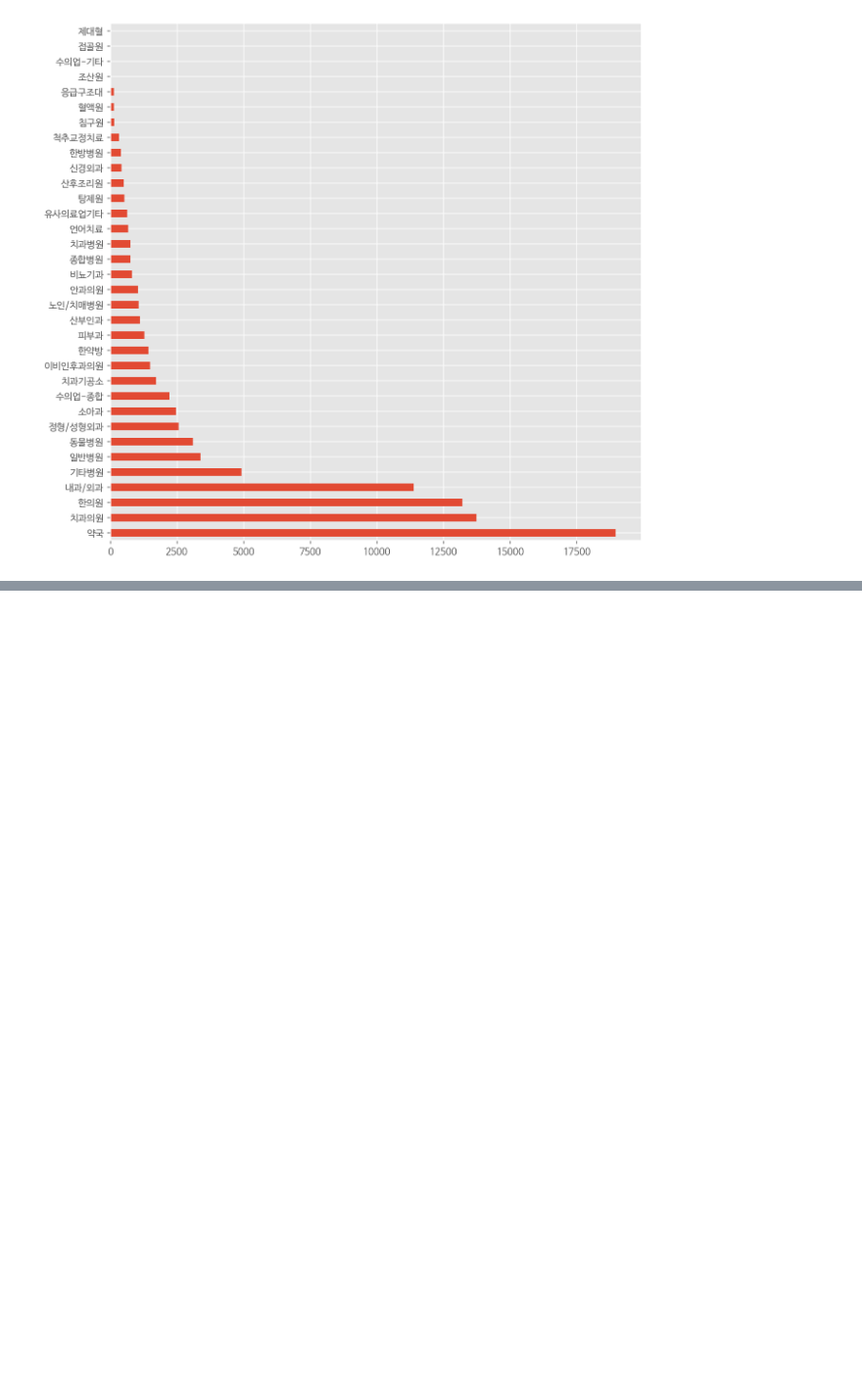
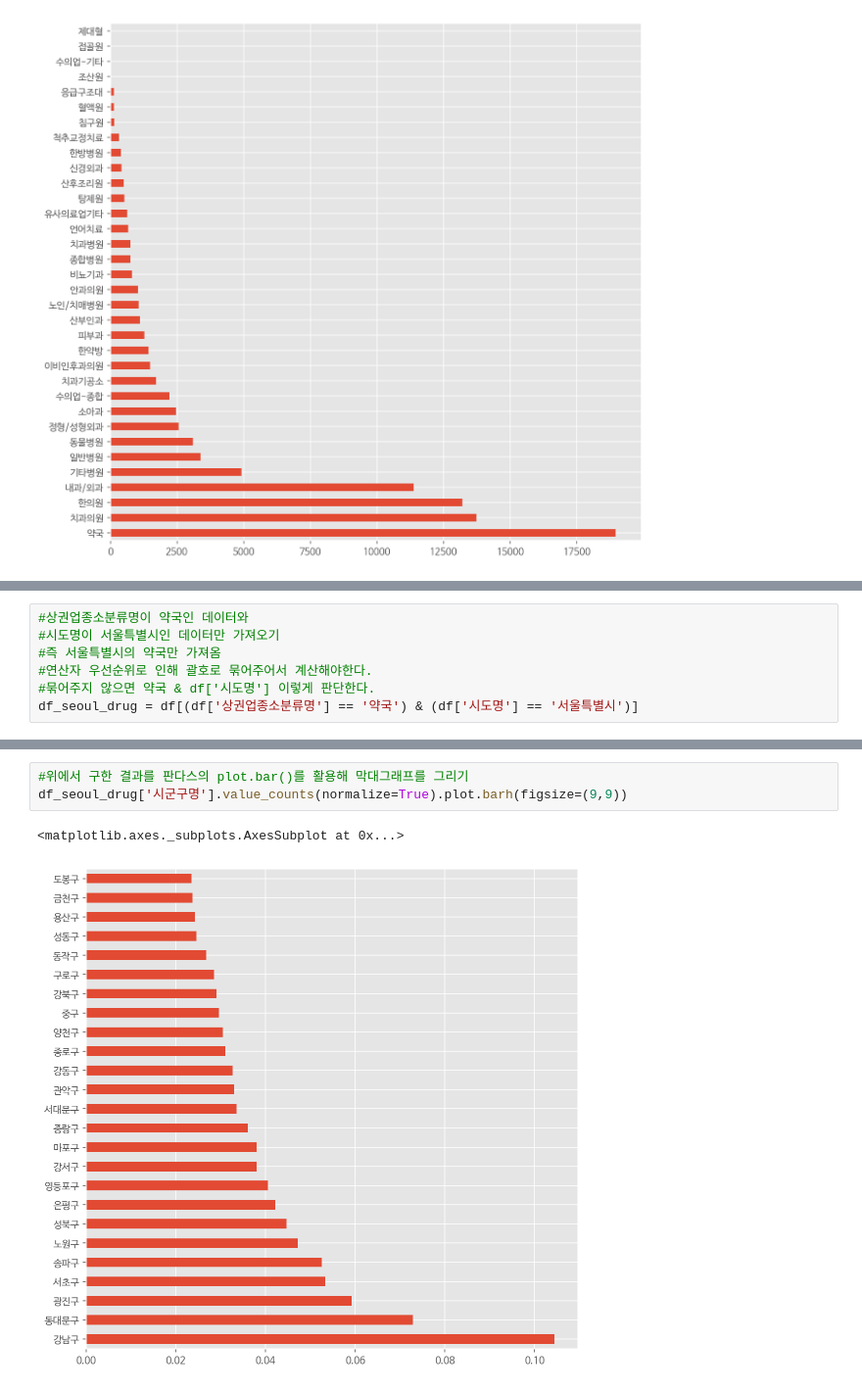
Before and after one commit to HwangHanJae/datascience-public-data, a Jupyter notebook: medical_institution_201909.ipynb, the cells around one changed output, grey strips where cells are left out. Shown at 98% size. Cells and saved outputs as stored; diff of their text form; blank space fills up the shorter version.

```diff
--- a/medical_institution_201909.ipynb
+++ b/medical_institution_201909.ipynb
@@ -695,0 +767,7 @@ df['상권업종소분류명'].value_counts().plot.barh(figsize=(10,10),grid=Tru
+# %%
+#상권업종소분류명이 약국인 데이터와
+#시도명이 서울특별시인 데이터만 가져오기
+#즉 서울특별시의 약국만 가져옴
+#연산자 우선순위로 인해 괄호로 묶어주어서 계산해야한다.
+#묶어주지 않으면 약국 & df['시도명'] 이렇게 판단한다.
+df_seoul_drug = df[(df['상권업종소분류명'] == '약국') & (df['시도명'] == '서울특별시')]
@@ -695,0 +824,6 @@ df['상권업종소분류명'].value_counts().plot.barh(figsize=(10,10),grid=Tru
+# %%
+#위에서 구한 결과를 판다스의 plot.bar()를 활용해 막대그래프를 그리기
+df_seoul_drug['시군구명'].value_counts(normalize=True).plot.barh(figsize=(9,9))
+# %% [output]
+<matplotlib.axes._subplots.AxesSubplot at 0x...>
+[figure, added]
```
Also changed, not shown: parts of 25 cells of this notebook.
